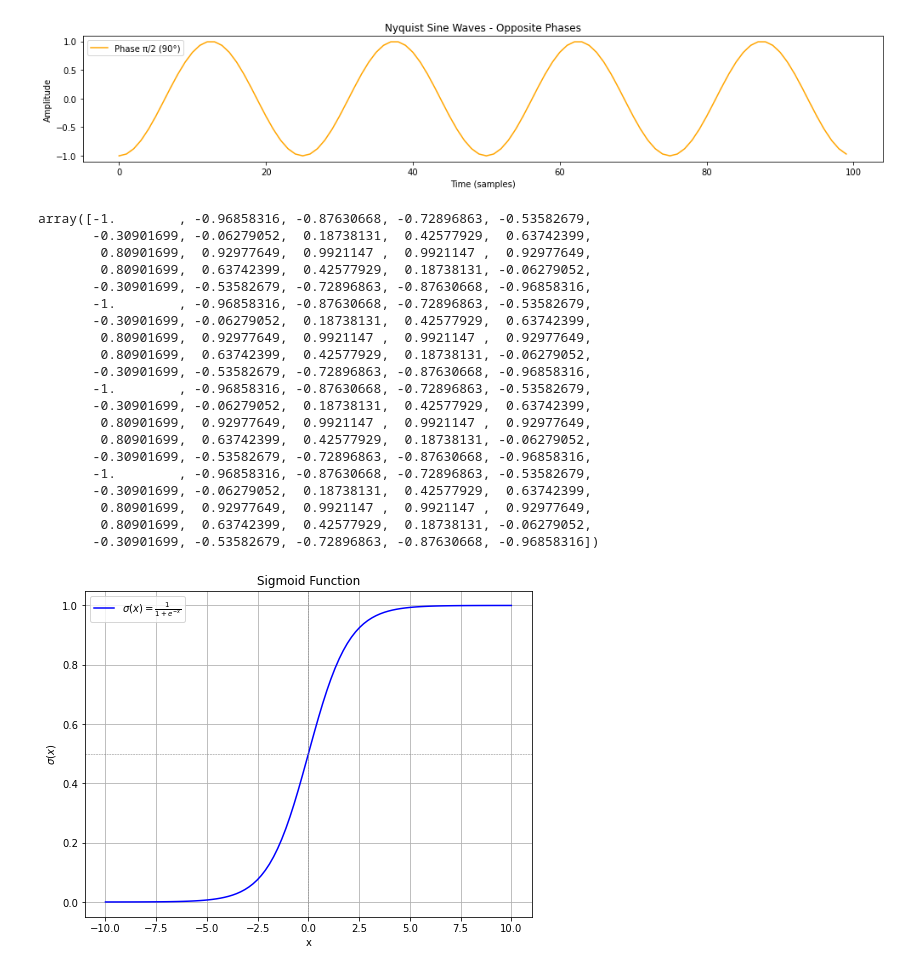
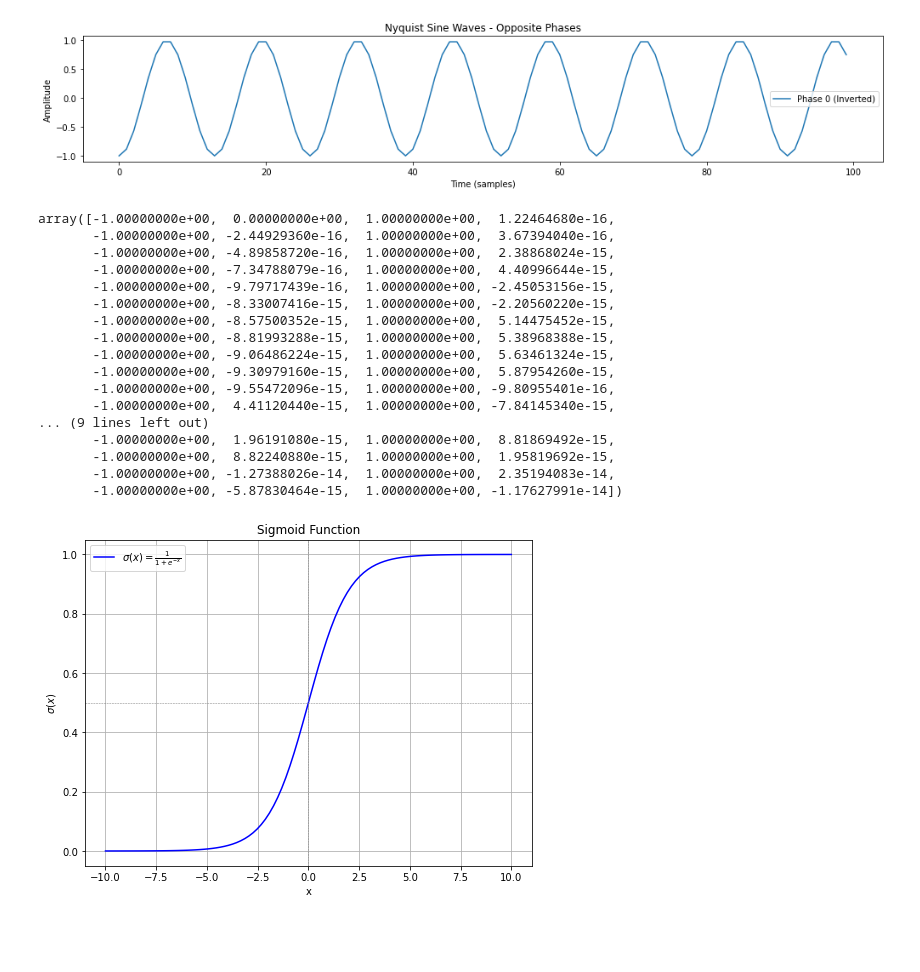
Before and after one commit to dallingordon/CSN, a Jupyter notebook: DoubleDutch.ipynb, the cells around one changed output. Saved outputs shown, nothing was run; the diff lists cells and outputs as text; code cells hidden in the pictures; blank space fills up the shorter version.

```diff
--- a/DoubleDutch.ipynb
+++ b/DoubleDutch.ipynb
@@ -1,58 +1,55 @@
 # %%
 import numpy as np
 import matplotlib.pyplot as plt
 
 def plot_nyquist_sine_waves(sampling_rate, duration):
-    nyquist_frequency = sampling_rate / 10
+    nyquist_frequency = sampling_rate / 13
     t = np.arange(duration)  # integer time vector
 
     sine_wave_90 = np.sin(2 * np.pi * nyquist_frequency * t / sampling_rate + np.pi / 2)  # Sine wave with phase π/2
-    nyquist_frequency = sampling_rate / 25
+    #nyquist_frequency = sampling_rate / 25
     sine_wave_0 = np.sin(2 * np.pi * nyquist_frequency * t / sampling_rate - np.pi / 2)
 
     plt.figure(figsize=(14, 3))
 
-    #plt.plot(t, sine_wave_0, label="Phase 0 (Inverted)")
-    plt.plot(t, sine_wave_0 , label="Phase π/2 (90°)", color='orange')
+    plt.plot(t, sine_wave_0, label="Phase 0 (Inverted)")
+    #plt.plot(t, sine_wave_90 , label="Phase π/2 (90°)", color='orange')
     plt.title("Nyquist Sine Waves - Opposite Phases")
     plt.xlabel("Time (samples)")
     plt.ylabel("Amplitude")
     plt.legend()
 
     plt.tight_layout()
     plt.show()
 
     return sine_wave_0 #+ sine_wave_90
 
 # Example usage
 sampling_rate = 44100  # 1000 Hz
 duration = 100  # 100 samples
 data = plot_nyquist_sine_waves(sampling_rate, duration)
 # %% [output]
-[figure, old version]
+[figure, new version]
 # %%
 data
 # %% [output]
-array([-1.        , -0.96858316, -0.87630668, -0.72896863, -0.53582679,
-       -0.30901699, -0.06279052,  0.18738131,  0.42577929,  0.63742399,
-        0.80901699,  0.92977649,  0.9921147 ,  0.9921147 ,  0.92977649,
-        0.80901699,  0.63742399,  0.42577929,  0.18738131, -0.06279052,
-       -0.30901699, -0.53582679, -0.72896863, -0.87630668, -0.96858316,
-       -1.        , -0.96858316, -0.87630668, -0.72896863, -0.53582679,
-       -0.30901699, -0.06279052,  0.18738131,  0.42577929,  0.63742399,
-        0.80901699,  0.92977649,  0.9921147 ,  0.9921147 ,  0.92977649,
-        0.80901699,  0.63742399,  0.42577929,  0.18738131, -0.06279052,
-       -0.30901699, -0.53582679, -0.72896863, -0.87630668, -0.96858316,
-       -1.        , -0.96858316, -0.87630668, -0.72896863, -0.53582679,
-       -0.30901699, -0.06279052,  0.18738131,  0.42577929,  0.63742399,
-        0.80901699,  0.92977649,  0.9921147 ,  0.9921147 ,  0.92977649,
-        0.80901699,  0.63742399,  0.42577929,  0.18738131, -0.06279052,
-       -0.30901699, -0.53582679, -0.72896863, -0.87630668, -0.96858316,
-       -1.        , -0.96858316, -0.87630668, -0.72896863, -0.53582679,
-       -0.30901699, -0.06279052,  0.18738131,  0.42577929,  0.63742399,
-        0.80901699,  0.92977649,  0.9921147 ,  0.9921147 ,  0.92977649,
-        0.80901699,  0.63742399,  0.42577929,  0.18738131, -0.06279052,
-       -0.30901699, -0.53582679, -0.72896863, -0.87630668, -0.96858316])
+array([-1.00000000e+00,  0.00000000e+00,  1.00000000e+00,  1.22464680e-16,
+       -1.00000000e+00, -2.44929360e-16,  1.00000000e+00,  3.67394040e-16,
+       -1.00000000e+00, -4.89858720e-16,  1.00000000e+00,  2.38868024e-15,
+       -1.00000000e+00, -7.34788079e-16,  1.00000000e+00,  4.40996644e-15,
+       -1.00000000e+00, -9.79717439e-16,  1.00000000e+00, -2.45053156e-15,
+       -1.00000000e+00, -8.33007416e-15,  1.00000000e+00, -2.20560220e-15,
+       -1.00000000e+00, -8.57500352e-15,  1.00000000e+00,  5.14475452e-15,
+       -1.00000000e+00, -8.81993288e-15,  1.00000000e+00,  5.38968388e-15,
+       -1.00000000e+00, -9.06486224e-15,  1.00000000e+00,  5.63461324e-15,
+       -1.00000000e+00, -9.30979160e-15,  1.00000000e+00,  5.87954260e-15,
+       -1.00000000e+00, -9.55472096e-15,  1.00000000e+00, -9.80955401e-16,
+       -1.00000000e+00,  4.41120440e-15,  1.00000000e+00, -7.84145340e-15,
+... (9 lines left out)
+       -1.00000000e+00,  1.96191080e-15,  1.00000000e+00,  8.81869492e-15,
+       -1.00000000e+00,  8.82240880e-15,  1.00000000e+00,  1.95819692e-15,
+       -1.00000000e+00, -1.27388026e-14,  1.00000000e+00,  2.35194083e-14,
+       -1.00000000e+00, -5.87830464e-15,  1.00000000e+00, -1.17627991e-14])
 # %%
 import numpy as np
 import matplotlib.pyplot as plt
```
Also changed, not shown: parts of 10 cells of this notebook, 1 other file.
